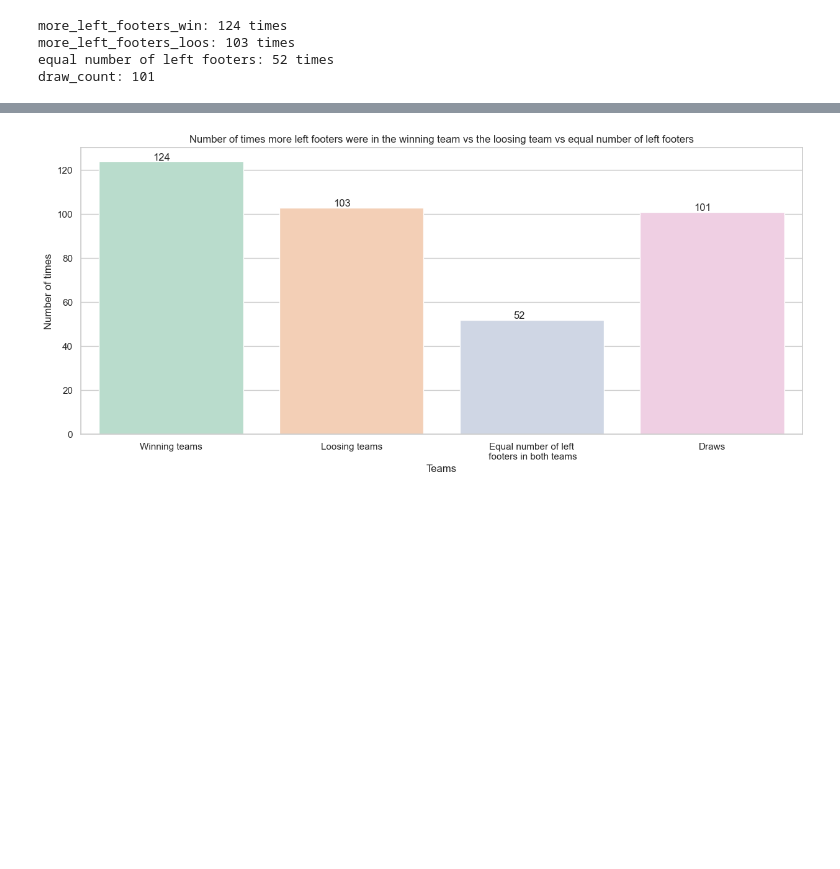
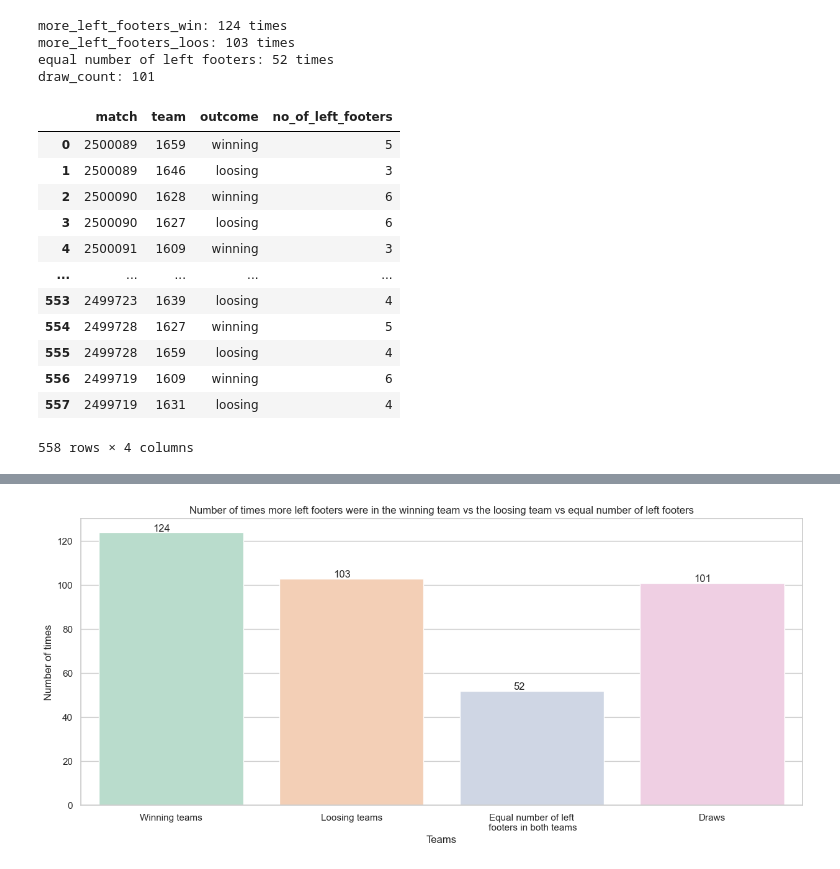
Before and after one commit to dilancroos/data_science_project, a Jupyter notebook: main.ipynb, the cells around one changed output, grey strips where cells are left out. Saved outputs shown, nothing was run; the diff lists cells and outputs as text; code cells hidden in the pictures; blank space fills up the shorter version.

```diff
--- a/main.ipynb
+++ b/main.ipynb
@@ -742,3 +774,19 @@ more_left_footers_win: 124 times
 more_left_footers_loos: 103 times
 equal number of left footers: 52 times
 draw_count: 101
+# %%
+only_wl_lf_no_df
+# %% [output]
+|  | match | team | outcome | no_of_left_footers |
+| 0 | 2500089 | 1659 | winning | 5 |
+| 1 | 2500089 | 1646 | loosing | 3 |
+| 2 | 2500090 | 1628 | winning | 6 |
+| 3 | 2500090 | 1627 | loosing | 6 |
+| 4 | 2500091 | 1609 | winning | 3 |
+| ... | ... | ... | ... | ... |
+| 553 | 2499723 | 1639 | loosing | 4 |
+| 554 | 2499728 | 1627 | winning | 5 |
+| 555 | 2499728 | 1659 | loosing | 4 |
+| 556 | 2499719 | 1609 | winning | 6 |
+| 557 | 2499719 | 1631 | loosing | 4 |
+558 rows × 4 columns
```
Also changed, not shown: parts of 3 cells of this notebook, 25 other files.
